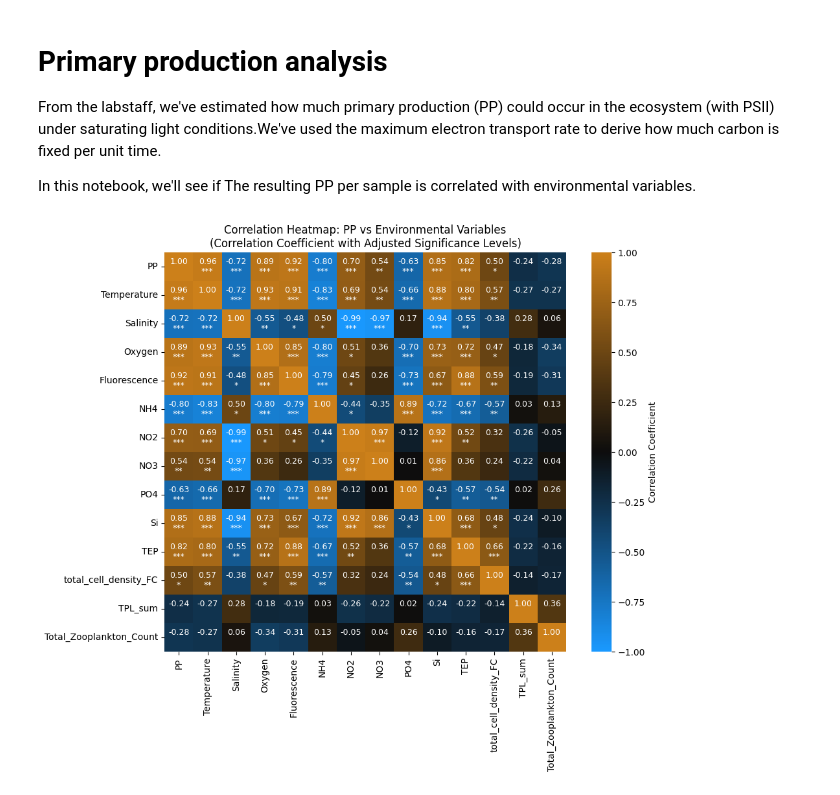
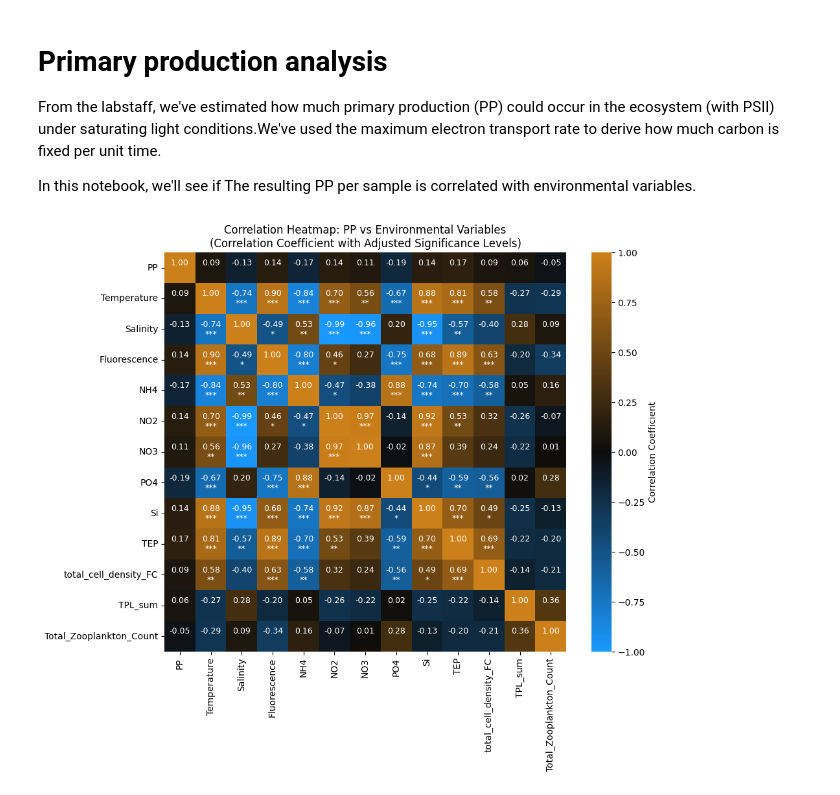
Before and after one commit to MichielPerneel/spring_campaign_2023, a Jupyter notebook: scripts/primary_production_correlation.ipynb, the cells around one changed output. Cells and saved outputs as stored; diff of their text form; code cells hidden in the pictures.

Commit message:
finalized data analyses and updated project

```diff
--- a/scripts/primary_production_correlation.ipynb
+++ b/scripts/primary_production_correlation.ipynb
@@ -14,10 +14,14 @@ In this notebook, we'll see if The resulting PP per sample is correlated with en
 # %%
 # Data processing
 ## Read in primary production data
-PP_data = pd.read_csv('../data/raw/LabSTAF/labstaf_combined_data.csv')
-## Combine Station and Sample columns into one station_sample column
-PP_data['Station'] = PP_data['Station'].astype(str) + '_' + PP_data['Sample'].astype(str)
-env_data = pd.read_csv('../data/samples_env.csv', index_col=0)
+PP_data_130 = pd.read_csv('../data/raw/LabSTAF/labstaf_csv_data_130.csv')
+PP_data_51 = pd.read_csv('../data/raw/LabSTAF/labstaf_csv_data_51.csv')
+## Combine data
+PP_data = pd.concat([PP_data_130, PP_data_51])
+## First column is 'Station'
+PP_data = PP_data.rename(columns={'Unnamed: 0':'Station'})
+
+env_data = pd.read_csv('../data/samples_env.csv')
 
 ## Read in flowcam data
 flowcam_data = pd.read_csv('../data/analysis/flowcam_total_cell_density.csv')
@@ -39,7 +43,7 @@ merged_data = pd.merge(merged_data, transcript_data, on=['Station'], how='inner'
 merged_data = pd.merge(merged_data, zooplankton_data, on=['Station'], how='inner')
 
 # Declare variables of interest for correlation analysis
-correlation_columns = ['PP', 'Temperature', 'Salinity', 'Oxygen', 'Fluorescence', 'NH4', 'NO2', 'NO3', 'PO4', 'Si', 'TEP', 'total_cell_density_FC', 'TPL_sum', 'Total_Zooplankton_Count']
+correlation_columns = ['PP', 'Temperature', 'Salinity', 'Fluorescence', 'NH4', 'NO2', 'NO3', 'PO4', 'Si', 'TEP', 'total_cell_density_FC', 'TPL_sum', 'Total_Zooplankton_Count']
 correlation_data = merged_data[correlation_columns].dropna()
 
 # Calculate Pearson correlation coefficients
@@ -75,34 +79,34 @@ for i in range(correlation_matrix.shape[0]):
                 significance = '**'
             elif adjusted_p_values[i, j] < 0.05:
                 significance = '*'
             else:
                 significance = ''
         else:
             significance = ''  # No significance flag for diagonal
 
         # Combine correlation value with significance level
         annotations[i, j] = f'{corr_value}\n{significance}'
 
 # Plot the heatmap
 ## Define custom colormap
 clist = [(0.1, 0.6, 1.0), (0.05, 0.05, 0.05), (0.8, 0.5, 0.1)]
 cmap = LinearSegmentedColormap.from_list("cmap_name", clist)
 ## Plot
 plt.figure(figsize=(10, 8))
 sns.heatmap(correlation_matrix,
             annot=annotations,
             fmt='', cmap=cmap,
             vmin=-1,
             vmax=1,
             cbar_kws={'label': 'Correlation Coefficient'},
             annot_kws={'fontsize': 9})
 plt.title('Correlation Heatmap: PP vs Environmental Variables\n(Correlation Coefficient with Adjusted Significance Levels)')
 ## Save the plot
 plt.savefig('../figures/FRRF/correlation_heatmap.png', bbox_inches='tight', dpi=300)
 plt.savefig('../figures/FRRF/correlation_heatmap.svg', bbox_inches='tight', dpi=300)
 plt.show()
 # %% [output]
-[figure, old version]
+[figure, new version]
 # %%
 # Plot the clustermap
 ## Plot with the legend on the bottom right
```
Also changed, not shown: parts of 9 cells of this notebook, 16 other files.
